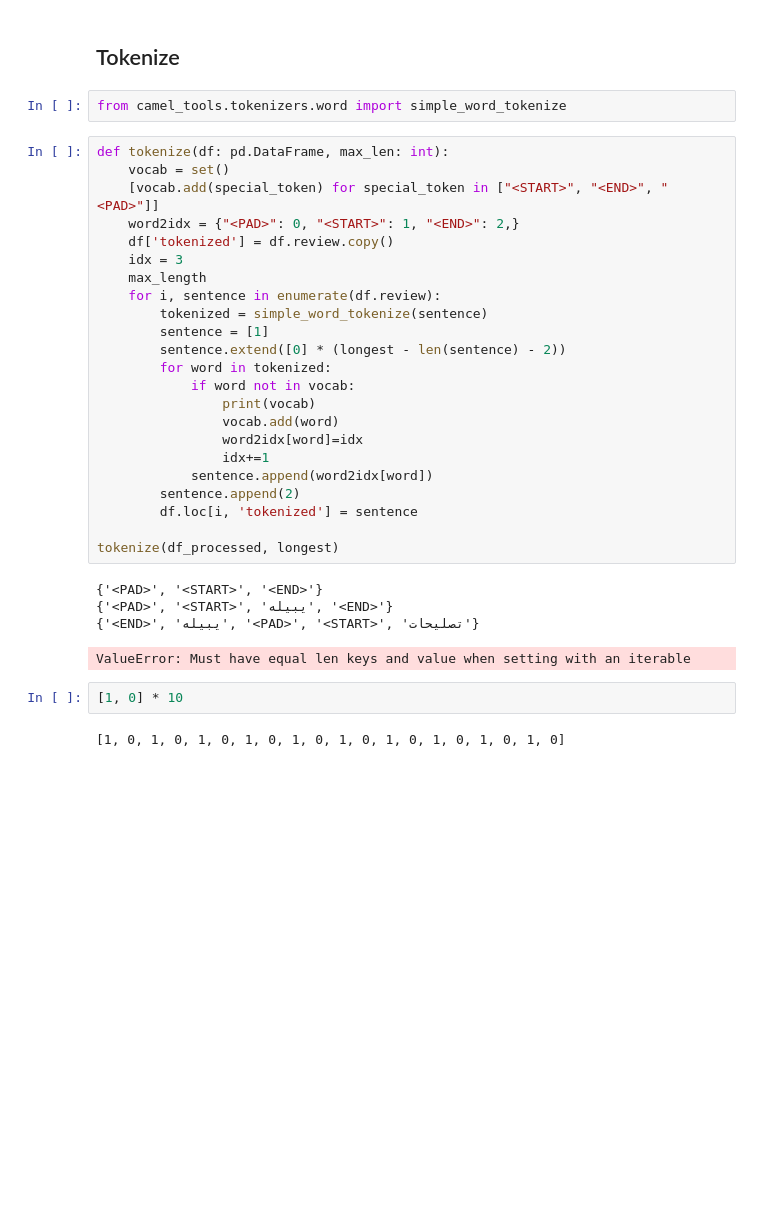
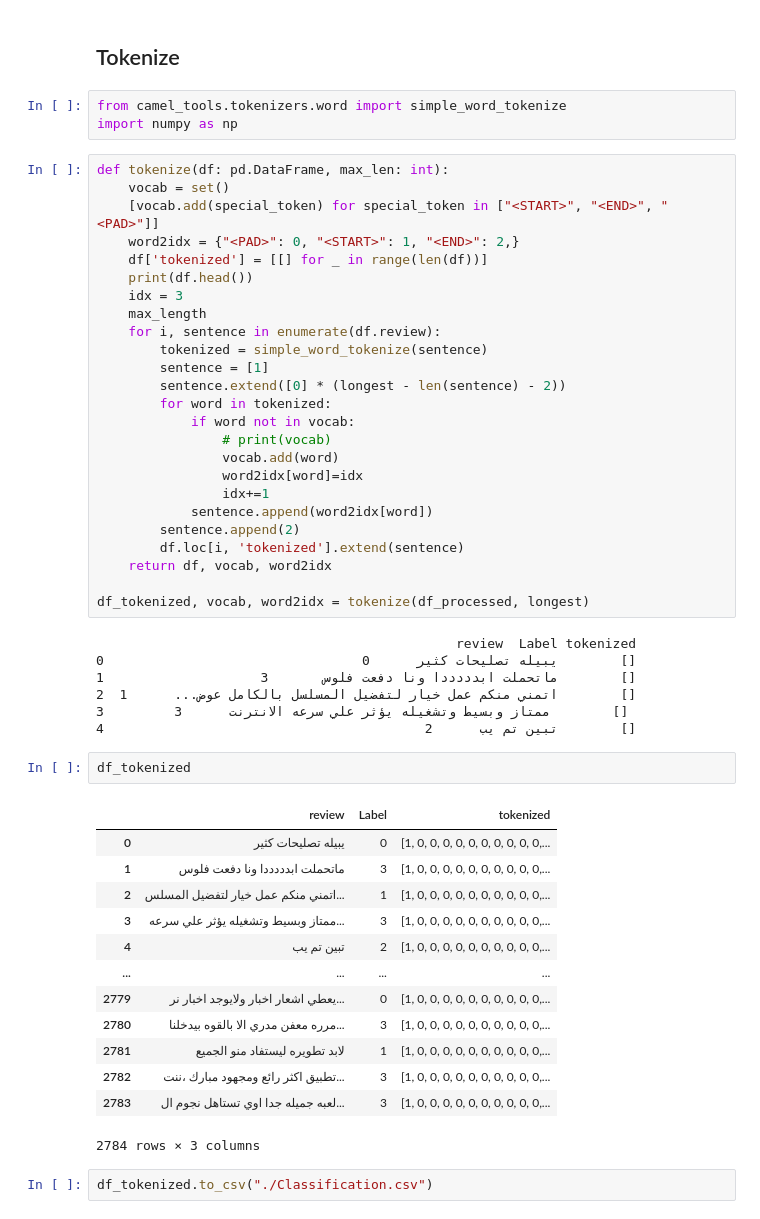
Before and after one commit to MalikOG/NLP-Project, a Jupyter notebook: Preprocessing.ipynb, the cells around one changed output. Saved outputs shown, nothing was run; the diff lists cells and outputs as text; blank space fills up the shorter version.

```diff
--- a/Preprocessing.ipynb
+++ b/Preprocessing.ipynb
@@ -233,12 +233,14 @@ sentence_length_distribution(sentence_length)
 ## Tokenize
 # %%
 from camel_tools.tokenizers.word import simple_word_tokenize
+import numpy as np
 # %%
 def tokenize(df: pd.DataFrame, max_len: int):
 	vocab = set()
 	[vocab.add(special_token) for special_token in ["<START>", "<END>", "<PAD>"]]
 	word2idx = {"<PAD>": 0, "<START>": 1, "<END>": 2,}
-	df['tokenized'] = df.review.copy()
+	df['tokenized'] = [[] for _ in range(len(df))]
+	print(df.head())
 	idx = 3
 	max_length
 	for i, sentence in enumerate(df.review):
@@ -247,21 +249,38 @@ def tokenize(df: pd.DataFrame, max_len: int):
 		sentence.extend([0] * (longest - len(sentence) - 2))
 		for word in tokenized:
 			if word not in vocab:
-				print(vocab)
+				# print(vocab)
 				vocab.add(word)
 				word2idx[word]=idx
 				idx+=1
 			sentence.append(word2idx[word])
 		sentence.append(2)
-		df.loc[i, 'tokenized'] = sentence
+		df.loc[i, 'tokenized'].extend(sentence)
+	return df, vocab, word2idx
 
-tokenize(df_processed, longest)
+df_tokenized, vocab, word2idx = tokenize(df_processed, longest)
 # %% [output]
-{'<PAD>', '<START>', '<END>'}
-{'<PAD>', '<START>', 'يبيله', '<END>'}
-{'<END>', 'يبيله', '<PAD>', '<START>', 'تصليحات'}
+                                              review  Label tokenized
+0                                 يبيله تصليحات كثير      0        []
+1                    ماتحملت ابدددددا ونا دفعت فلوس       3        []
+2  اتمني منكم عمل خيار لتفضيل المسلسل بالكامل عوض...      1        []
+3         ممتاز وبسيط وتشغيله يؤثر علي سرعه الانترنت      3        []
+4                                         تبين تم يب      2        []
-ValueError: Must have equal len keys and value when setting with an iterable
-# %%
-[1, 0] * 10
-# %% [output]
-[1, 0, 1, 0, 1, 0, 1, 0, 1, 0, 1, 0, 1, 0, 1, 0, 1, 0, 1, 0]
+# %%
+df_tokenized
+# %% [output]
+|  | review | Label | tokenized |
+| 0 | يبيله تصليحات كثير | 0 | [1, 0, 0, 0, 0, 0, 0, 0, 0, 0, 0,... |
+| 1 | ماتحملت ابدددددا ونا دفعت فلوس | 3 | [1, 0, 0, 0, 0, 0, 0, 0, 0, 0, 0,... |
+| 2 | اتمني منكم عمل خيار لتفضيل المسلس... | 1 | [1, 0, 0, 0, 0, 0, 0, 0, 0, 0, 0,... |
+| 3 | ممتاز وبسيط وتشغيله يؤثر علي سرعه... | 3 | [1, 0, 0, 0, 0, 0, 0, 0, 0, 0, 0,... |
+| 4 | تبين تم يب | 2 | [1, 0, 0, 0, 0, 0, 0, 0, 0, 0, 0,... |
+| ... | ... | ... | ... |
+| 2779 | يعطي اشعار اخبار ولايوجد اخبار نر... | 0 | [1, 0, 0, 0, 0, 0, 0, 0, 0, 0, 0,... |
+| 2780 | مرره معفن مدري الا بالقوه بيدخلنا... | 3 | [1, 0, 0, 0, 0, 0, 0, 0, 0, 0, 0,... |
+| 2781 | لابد تطويره ليستفاد منو الجميع | 1 | [1, 0, 0, 0, 0, 0, 0, 0, 0, 0, 0,... |
+| 2782 | تطبيق اكثر رائع ومجهود مبارك ،ننت... | 3 | [1, 0, 0, 0, 0, 0, 0, 0, 0, 0, 0,... |
+| 2783 | لعبه جميله جدا اوي تستاهل نجوم ال... | 3 | [1, 0, 0, 0, 0, 0, 0, 0, 0, 0, 0,... |
+2784 rows × 3 columns
+# %%
+df_tokenized.to_csv("./Classification.csv")
```
